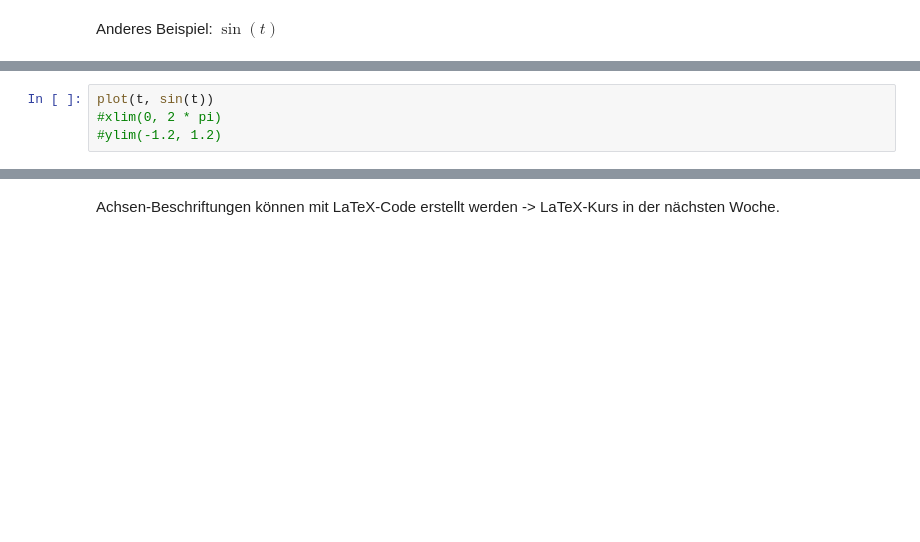
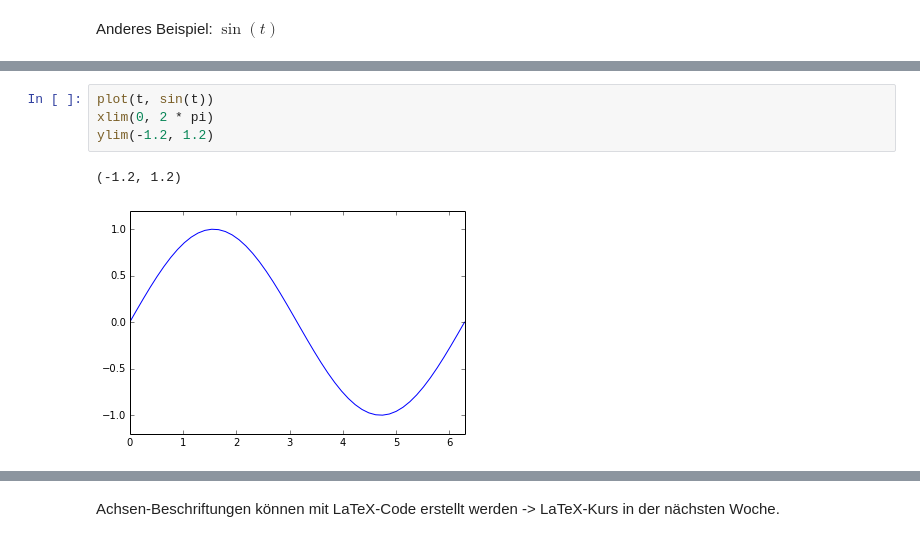
Before and after one commit to pep-dortmund/toolbox-workshop, a Jupyter notebook: python/Matplotlib.ipynb, the cells around one changed output, grey strips where cells are left out. Cells and saved outputs as stored; diff of their text form; blank space fills up the shorter version.

```diff
--- a/python/Matplotlib.ipynb
+++ b/python/Matplotlib.ipynb
@@ -41,7 +47,10 @@ Tabelle mit allen Farben und Styles: [matplotlib.axes.Axes.plot](http://matplotl
 # %%
 plot(t, sin(t))
-#xlim(0, 2 * pi)
-#ylim(-1.2, 1.2)
+xlim(0, 2 * pi)
+ylim(-1.2, 1.2)
+# %% [output]
+(-1.2, 1.2)
+[figure, added]
 # %% [markdown]
 ## Es fehlt noch etwas...
 ![XKCD comic on why you should label your axes.](http://imgs.xkcd.com/comics/convincing.png "And if you labeled your axes, I could tell you exactly how MUCH better.")
```
Also changed, not shown: parts of 9 cells of this notebook, 1 other file.
